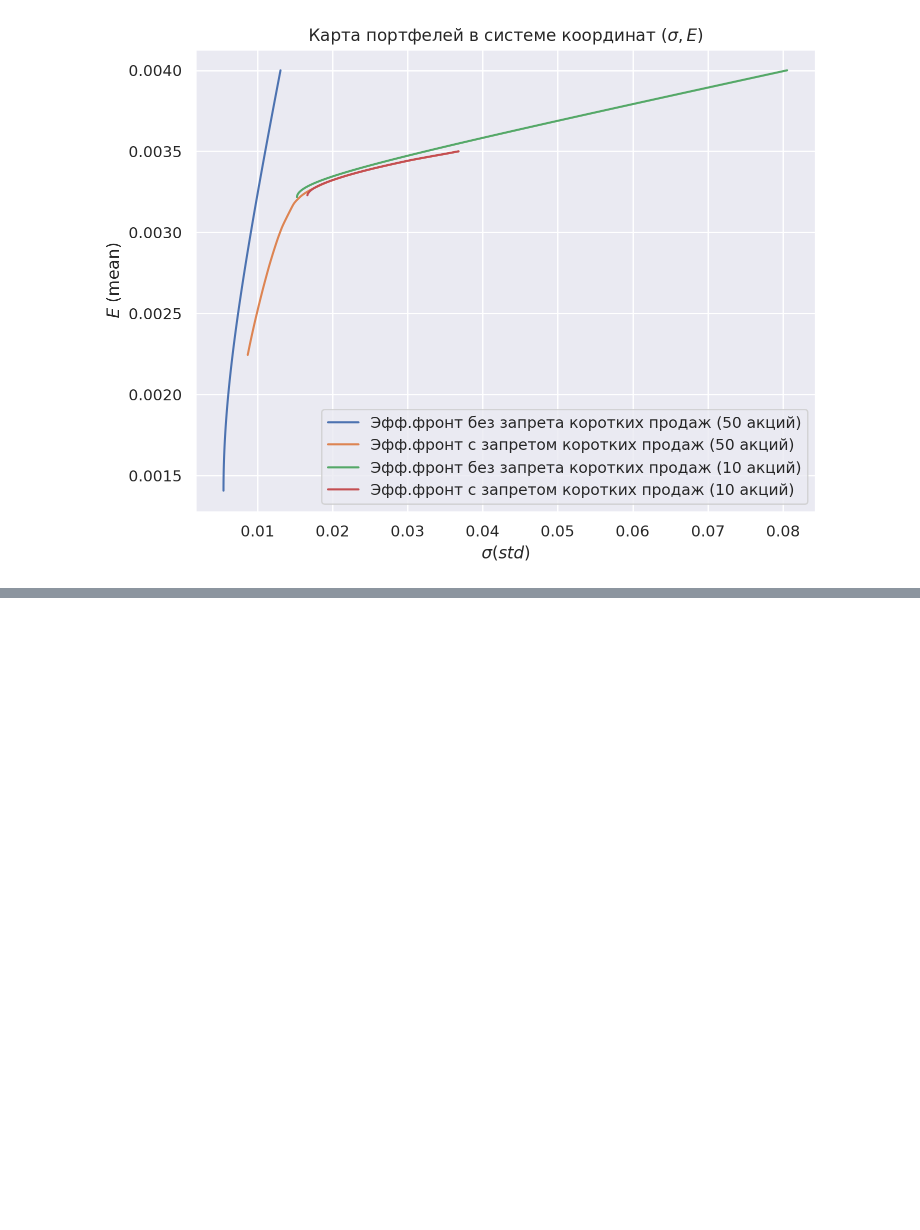
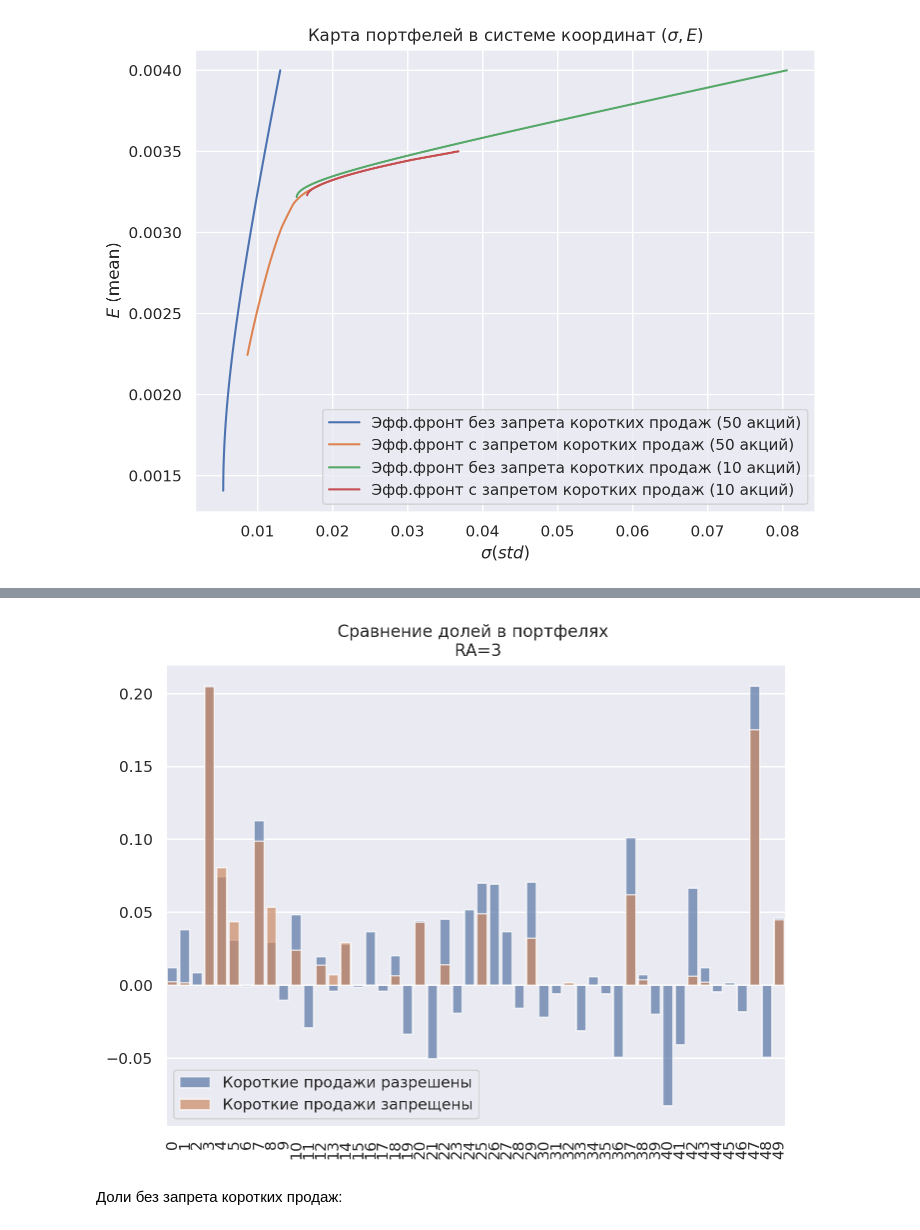
Before and after one commit to antonov1lya/ResearchSeminar2024, a Jupyter notebook: lab2.ipynb, the cells around one changed output, grey strips where cells are left out. Drawn from its saved outputs; the diff is of its cells as text; code cells hidden in the pictures; blank space fills up the shorter version.

```diff
--- a/lab2.ipynb
+++ b/lab2.ipynb
@@ -268,0 +291,39 @@ plt.show()
+# %%
+def risk_aversion_with_short_sales(S: np.ndarray, E: np.ndarray, RA: float = 3) -> np.ndarray:
+    def objective(x):
+        return -np.dot(E,x) + RA * np.sqrt(np.dot(np.dot(x,S),x))
+    def constraint1(x):
+        return np.sum(x) - 1
+    x0 = np.array([1 for i in range(len(E))])
+    cons=[{'type': 'eq','fun': constraint1}]
+    solver = minimize(objective, x0, method='SLSQP', constraints=cons)
+    if solver.success:
+        return solver.x
+    return None
+
+def risk_aversion_without_short_sales(S: np.ndarray, E: np.ndarray, RA: float = 3) -> np.ndarray:
+    def objective(x):
+        return -np.dot(E,x) + RA * np.sqrt(np.dot(np.dot(x,S),x))
+    def constraint1(x):
+        return np.sum(x) - 1
+    x0 = np.array([1 for i in range(len(E))])
+    cons=[{'type': 'eq','fun': constraint1}]
+    bounds = ((0.0, 1.0) for i in range(len(E)))
+    solver = minimize(objective, x0, method='SLSQP', bounds=bounds, constraints=cons)
+    if solver.success:
+        return solver.x
+    return None
+# %%
+x_risk_aversion_with_short_sales = risk_aversion_with_short_sales(np.array(returns.cov()), np.array(returns.mean()))
+x_risk_aversion_without_short_sales = risk_aversion_without_short_sales(np.array(returns.cov()), np.array(returns.mean()))
+
+plt.title('Сравнение долей в портфелях \n RA=3')
+sns.barplot(x_risk_aversion_with_short_sales, alpha=0.7, label='Короткие продажи разрешены')
+sns.barplot(x_risk_aversion_without_short_sales, alpha=0.7, label='Короткие продажи запрещены')
+plt.xticks(rotation=90)
+plt.legend()
+plt.show()
+# %% [output]
+[figure, added]
+# %% [markdown]
+Доли без запрета коротких продаж:
```
Also changed, not shown: parts of 8 cells of this notebook.
